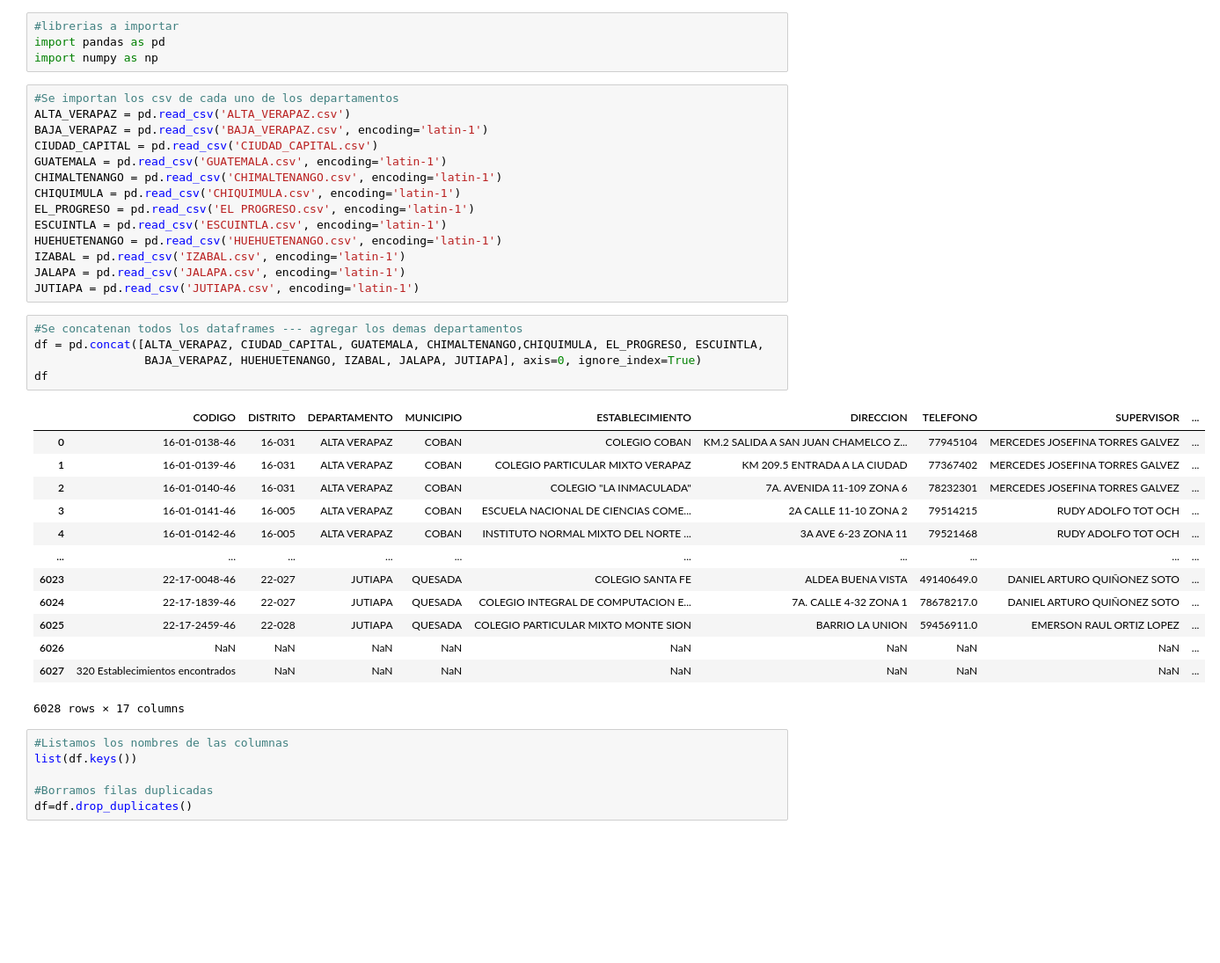
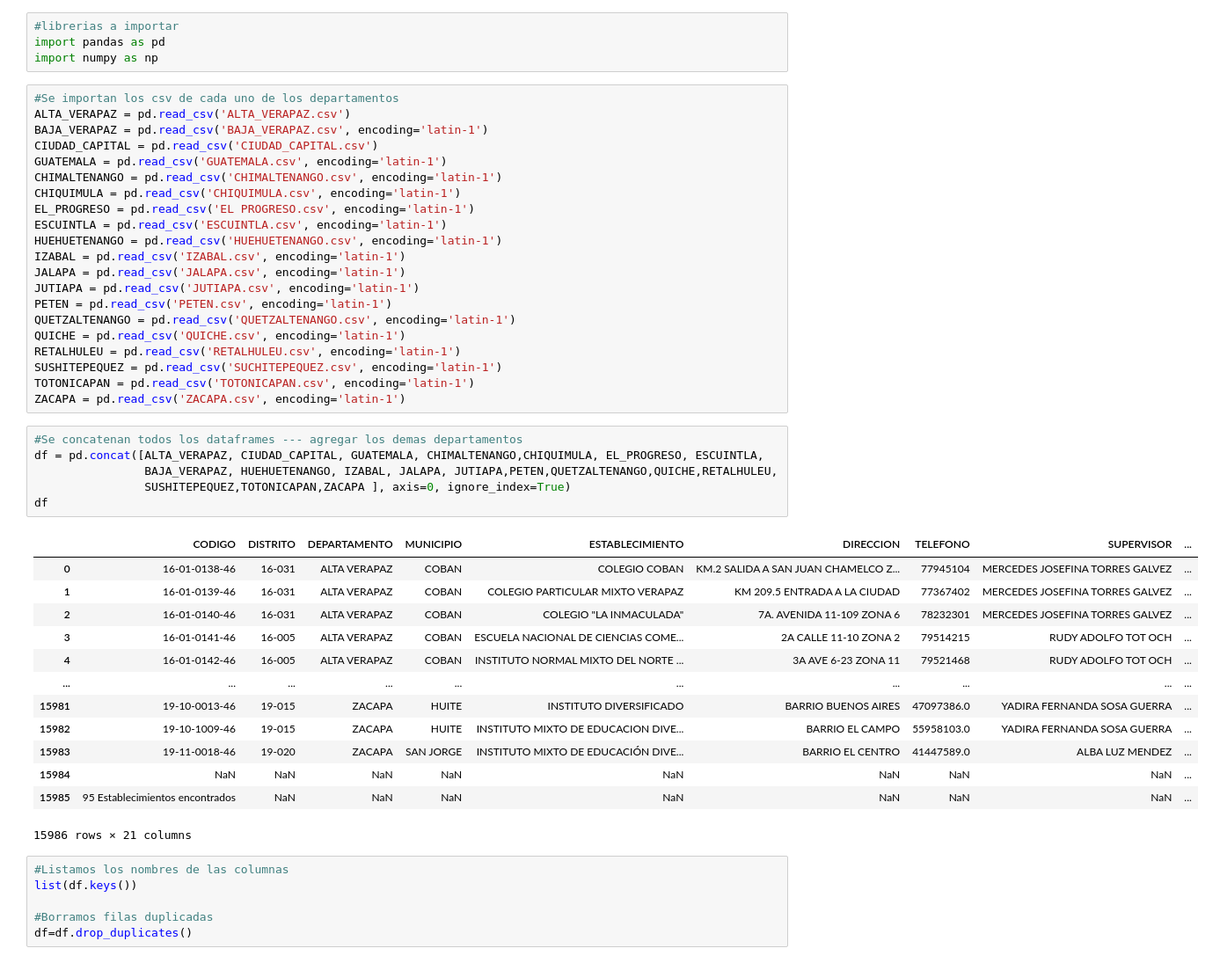
Before and after one commit to sofiaesc07/Proyecto1-DS, a Jupyter notebook: Departamentos/Limpieza.ipynb, the cells around one changed output. Shown at 88% size. Drawn from its saved outputs; the diff is of its cells as text; blank space fills up the shorter version.

```diff
--- a/Departamentos/Limpieza.ipynb
+++ b/Departamentos/Limpieza.ipynb
@@ -16,25 +16,33 @@ HUEHUETENANGO = pd.read_csv('HUEHUETENANGO.csv', encoding='latin-1')
 IZABAL = pd.read_csv('IZABAL.csv', encoding='latin-1')
 JALAPA = pd.read_csv('JALAPA.csv', encoding='latin-1')
 JUTIAPA = pd.read_csv('JUTIAPA.csv', encoding='latin-1')
+PETEN = pd.read_csv('PETEN.csv', encoding='latin-1')
+QUETZALTENANGO = pd.read_csv('QUETZALTENANGO.csv', encoding='latin-1')
+QUICHE = pd.read_csv('QUICHE.csv', encoding='latin-1')
+RETALHULEU = pd.read_csv('RETALHULEU.csv', encoding='latin-1')
+SUSHITEPEQUEZ = pd.read_csv('SUCHITEPEQUEZ.csv', encoding='latin-1')
+TOTONICAPAN = pd.read_csv('TOTONICAPAN.csv', encoding='latin-1')
+ZACAPA = pd.read_csv('ZACAPA.csv', encoding='latin-1')
 # %%
 #Se concatenan todos los dataframes --- agregar los demas departamentos
 df = pd.concat([ALTA_VERAPAZ, CIUDAD_CAPITAL, GUATEMALA, CHIMALTENANGO,CHIQUIMULA, EL_PROGRESO, ESCUINTLA,
-                BAJA_VERAPAZ, HUEHUETENANGO, IZABAL, JALAPA, JUTIAPA], axis=0, ignore_index=True)
+                BAJA_VERAPAZ, HUEHUETENANGO, IZABAL, JALAPA, JUTIAPA,PETEN,QUETZALTENANGO,QUICHE,RETALHULEU,
+                SUSHITEPEQUEZ,TOTONICAPAN,ZACAPA ], axis=0, ignore_index=True)
 df
 # %% [output]
 |  | CODIGO | DISTRITO | DEPARTAMENTO | MUNICIPIO | ESTABLECIMIENTO | DIRECCION | TELEFONO | SUPERVISOR | ... |
 | 0 | 16-01-0138-46 | 16-031 | ALTA VERAPAZ | COBAN | COLEGIO COBAN | KM.2 SALIDA A SAN JUAN CHAMELCO Z... | 77945104 | MERCEDES JOSEFINA TORRES GALVEZ | ... |
 | 1 | 16-01-0139-46 | 16-031 | ALTA VERAPAZ | COBAN | COLEGIO PARTICULAR MIXTO VERAPAZ | KM 209.5 ENTRADA A LA CIUDAD | 77367402 | MERCEDES JOSEFINA TORRES GALVEZ | ... |
 | 2 | 16-01-0140-46 | 16-031 | ALTA VERAPAZ | COBAN | COLEGIO "LA INMACULADA" | 7A. AVENIDA 11-109 ZONA 6 | 78232301 | MERCEDES JOSEFINA TORRES GALVEZ | ... |
 | 3 | 16-01-0141-46 | 16-005 | ALTA VERAPAZ | COBAN | ESCUELA NACIONAL DE CIENCIAS COME... | 2A CALLE 11-10 ZONA 2 | 79514215 | RUDY ADOLFO TOT OCH | ... |
 | 4 | 16-01-0142-46 | 16-005 | ALTA VERAPAZ | COBAN | INSTITUTO NORMAL MIXTO DEL NORTE ... | 3A AVE 6-23 ZONA 11 | 79521468 | RUDY ADOLFO TOT OCH | ... |
 | ... | ... | ... | ... | ... | ... | ... | ... | ... | ... |
-| 6023 | 22-17-0048-46 | 22-027 | JUTIAPA | QUESADA | COLEGIO SANTA FE | ALDEA BUENA VISTA | 49140649.0 | DANIEL ARTURO QUIÑONEZ SOTO | ... |
-| 6024 | 22-17-1839-46 | 22-027 | JUTIAPA | QUESADA | COLEGIO INTEGRAL DE COMPUTACION E... | 7A. CALLE 4-32 ZONA 1 | 78678217.0 | DANIEL ARTURO QUIÑONEZ SOTO | ... |
-| 6025 | 22-17-2459-46 | 22-028 | JUTIAPA | QUESADA | COLEGIO PARTICULAR MIXTO MONTE SION | BARRIO LA UNION | 59456911.0 | EMERSON RAUL ORTIZ LOPEZ | ... |
-| 6026 | NaN | NaN | NaN | NaN | NaN | NaN | NaN | NaN | ... |
-| 6027 | 320 Establecimientos encontrados | NaN | NaN | NaN | NaN | NaN | NaN | NaN | ... |
+| 15981 | 19-10-0013-46 | 19-015 | ZACAPA | HUITE | INSTITUTO DIVERSIFICADO | BARRIO BUENOS AIRES | 47097386.0 | YADIRA FERNANDA SOSA GUERRA | ... |
+| 15982 | 19-10-1009-46 | 19-015 | ZACAPA | HUITE | INSTITUTO MIXTO DE EDUCACION DIVE... | BARRIO EL CAMPO | 55958103.0 | YADIRA FERNANDA SOSA GUERRA | ... |
+| 15983 | 19-11-0018-46 | 19-020 | ZACAPA | SAN JORGE | INSTITUTO MIXTO DE EDUCACIÓN DIVE... | BARRIO EL CENTRO | 41447589.0 | ALBA LUZ MENDEZ | ... |
+| 15984 | NaN | NaN | NaN | NaN | NaN | NaN | NaN | NaN | ... |
+| 15985 | 95 Establecimientos encontrados | NaN | NaN | NaN | NaN | NaN | NaN | NaN | ... |
-6028 rows × 17 columns
+15986 rows × 21 columns
 # %%
 #Listamos los nombres de las columnas
 list(df.keys())
```
Also changed, not shown: parts of 5 cells of this notebook, 10 other files.
